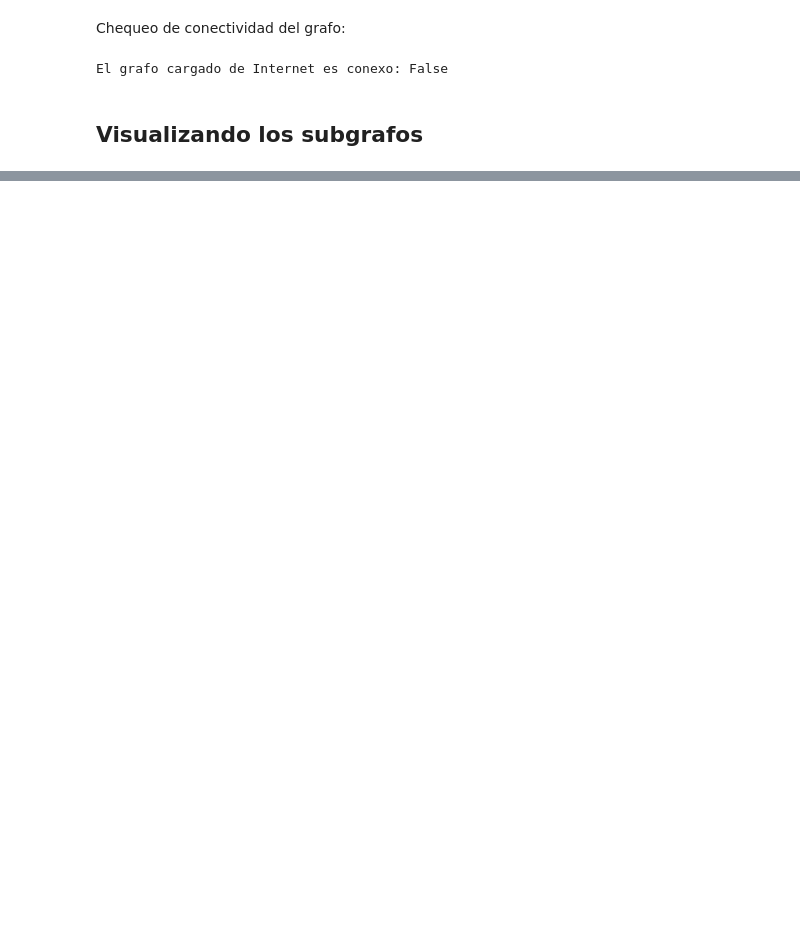
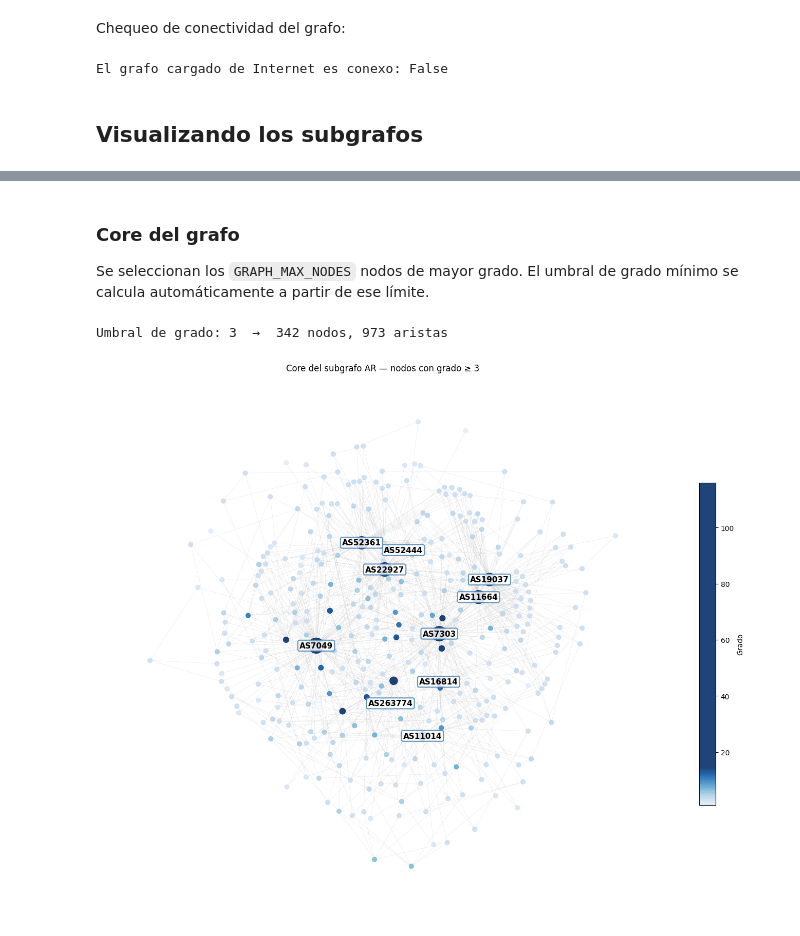
Before and after one commit to carlos-cagnazzo/internet-topology-ris, a Jupyter notebook: eda/eda-subgrafos-regionales.ipynb, the cells around one changed output, grey strips where cells are left out. Drawn from its saved outputs; the diff is of its cells as text; code cells hidden in the pictures; blank space fills up the shorter version.

```diff
--- a/eda/eda-subgrafos-regionales.ipynb
+++ b/eda/eda-subgrafos-regionales.ipynb
@@ -64,0 +108,49 @@ El grafo cargado de Internet es conexo: False
+# %% [markdown]
+### Core del grafo
+
+Se seleccionan los `GRAPH_MAX_NODES` nodos de mayor grado. El umbral de grado mínimo se calcula automáticamente a partir de ese límite.
+# %%
+import scipy
+from matplotlib.colors import LinearSegmentedColormap
+
+# Calcular umbral de grado dinámicamente
+ranked = sorted(G_cc.degree(), key=lambda x: x[1], reverse=True)
+cutoff = ranked[min(GRAPH_MAX_NODES, len(ranked)) - 1][1]
+core_nodes = [n for n, d in G_cc.degree() if d >= cutoff]
+G_core = G_cc.subgraph(core_nodes).copy()
+
+print(f"Umbral de grado: {cutoff}  →  {G_core.number_of_nodes()} nodos, {G_core.number_of_edges()} aristas")
+
+# Layout
+pos = nx.kamada_kawai_layout(G_core)
+
+node_deg = dict(G_core.degree())
+sizes  = [max(40, node_deg[n] * 4) for n in G_core.nodes()]
+colors = [node_deg[n] for n in G_core.nodes()]
+
+# Clip Blues to [0.3, 1.0] so low-degree nodes are mid-blue, not near-white
+blues_clipped = LinearSegmentedColormap.from_list(
+    "", plt.cm.Blues(np.linspace(0.1, 8.0, 256))
+)
+
+fig, ax = plt.subplots(figsize=(14, 11))
+nx.draw_networkx_edges(G_core, pos, ax=ax, alpha=0.15, width=0.5, edge_color="gray")
+nc = nx.draw_networkx_nodes(G_core, pos, ax=ax,
+                             node_size=sizes, node_color=colors,
+                             cmap=blues_clipped, alpha=0.9)
+
+# White bbox anchors each label unambiguously to its node
+top10 = [n for n, _ in ranked[:10] if n in G_core]
+nx.draw_networkx_labels(G_core, pos, labels={n: f"AS{n}" for n in top10},
+                        ax=ax, font_size=11, font_weight="bold", font_color="black",
+                        bbox=dict(boxstyle="round,pad=0.2", fc="white", ec="steelblue",
+                                  alpha=0.85, linewidth=1.5))
+
+plt.colorbar(nc, ax=ax, label="Grado", shrink=0.6)
+ax.set_title(f"Core del subgrafo {CC_FILTER.upper()} — nodos con grado ≥ {cutoff}")
+ax.axis("off")
+plt.tight_layout()
+plt.show()
+# %% [output]
+Umbral de grado: 3  →  342 nodos, 973 aristas
+[figure, added]
```
Also changed, not shown: parts of 4 cells of this notebook, 2 other files.
